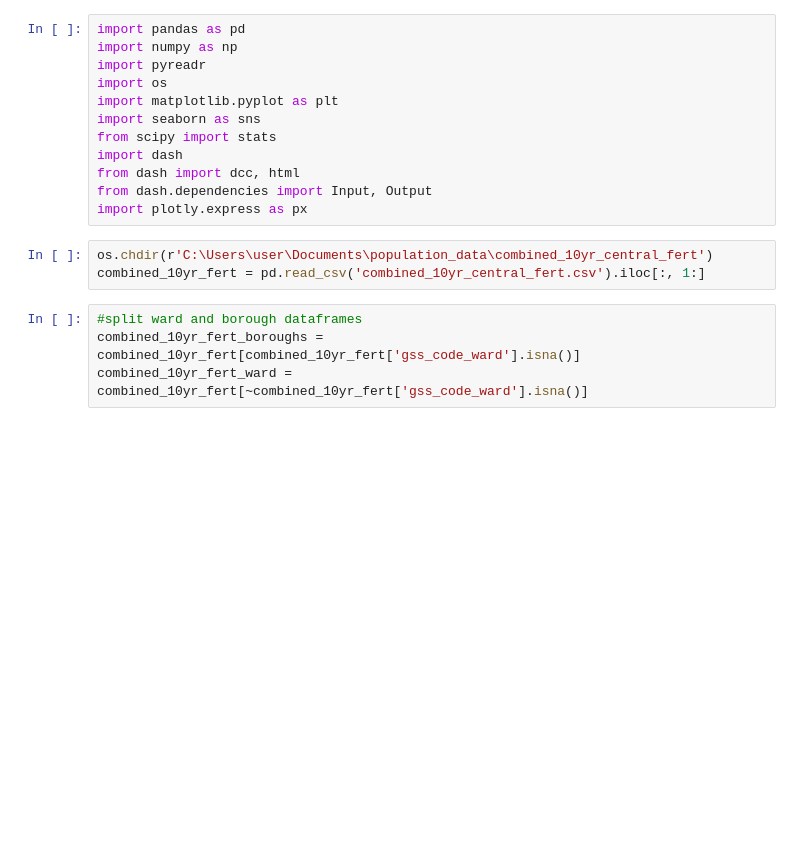
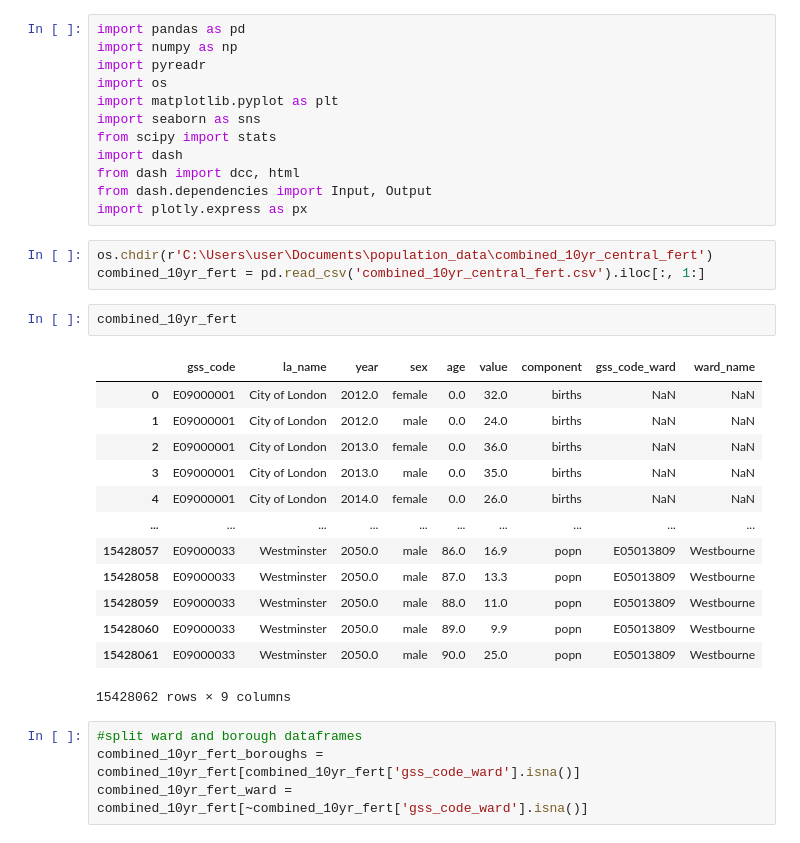
Before and after one commit to SebastianHeslinRees/Projections_QA, a Jupyter notebook: QA_population_projection.ipynb, the cells around one changed output. Drawn from its saved outputs; the diff is of its cells as text; blank space fills up the shorter version.

```diff
--- a/QA_population_projection.ipynb
+++ b/QA_population_projection.ipynb
@@ -75,6 +93,22 @@ import plotly.express as px
 # %%
 os.chdir(r'C:\Users\user\Documents\population_data\combined_10yr_central_fert')
 combined_10yr_fert = pd.read_csv('combined_10yr_central_fert.csv').iloc[:, 1:]
+# %%
+combined_10yr_fert
+# %% [output]
+|  | gss_code | la_name | year | sex | age | value | component | gss_code_ward | ward_name |
+| 0 | E09000001 | City of London | 2012.0 | female | 0.0 | 32.0 | births | NaN | NaN |
+| 1 | E09000001 | City of London | 2012.0 | male | 0.0 | 24.0 | births | NaN | NaN |
+| 2 | E09000001 | City of London | 2013.0 | female | 0.0 | 36.0 | births | NaN | NaN |
+| 3 | E09000001 | City of London | 2013.0 | male | 0.0 | 35.0 | births | NaN | NaN |
+| 4 | E09000001 | City of London | 2014.0 | female | 0.0 | 26.0 | births | NaN | NaN |
+| ... | ... | ... | ... | ... | ... | ... | ... | ... | ... |
+| 15428057 | E09000033 | Westminster | 2050.0 | male | 86.0 | 16.9 | popn | E05013809 | Westbourne |
+| 15428058 | E09000033 | Westminster | 2050.0 | male | 87.0 | 13.3 | popn | E05013809 | Westbourne |
+| 15428059 | E09000033 | Westminster | 2050.0 | male | 88.0 | 11.0 | popn | E05013809 | Westbourne |
+| 15428060 | E09000033 | Westminster | 2050.0 | male | 89.0 | 9.9 | popn | E05013809 | Westbourne |
+| 15428061 | E09000033 | Westminster | 2050.0 | male | 90.0 | 25.0 | popn | E05013809 | Westbourne |
+15428062 rows × 9 columns
 # %%
 #split ward and borough dataframes
 combined_10yr_fert_boroughs = combined_10yr_fert[combined_10yr_fert['gss_code_ward'].isna()]
```
Also changed, not shown: parts of 8 cells of this notebook.
